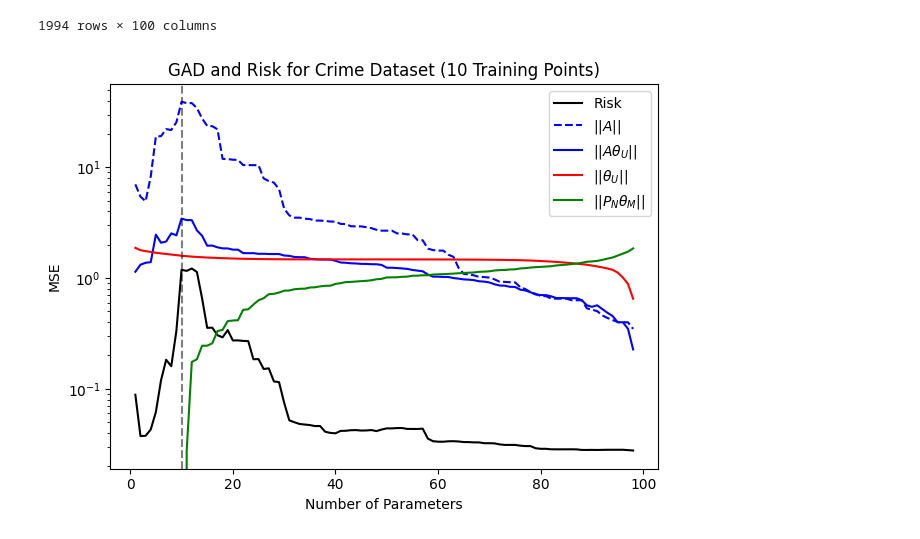
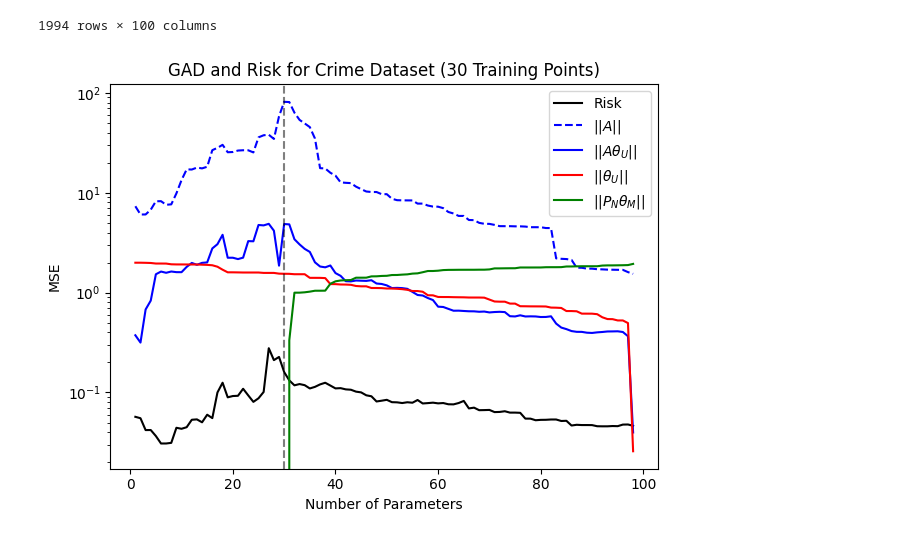
Before and after one commit to quinn-oveson/GAD, a Jupyter notebook: communities_and_crime.ipynb, the cells around one changed output. Cells and saved outputs as stored; diff of their text form; code cells hidden in the pictures.

```diff
--- a/communities_and_crime.ipynb
+++ b/communities_and_crime.ipynb
@@ -45,10 +48,21 @@ n, m = np.shape(X_clean)
 idx = np.random.permutation(n)
 X_clean = X_clean[idx]
 y_clean = y_clean[idx]
+# for random order:
+ordering = 0
 col_idx = np.random.permutation(m)
-theta_full = np.linalg.lstsq(X_clean, y_clean, rcond=None)[0]
-col_idx = np.argsort(theta_full.flatten())
 X_clean = X_clean[:, col_idx]
+
+# for ordering by weight in theta_full
+# ordering = 1
+# theta_full = np.linalg.lstsq(X_clean, y_clean, rcond=None)[0]
+# col_idx = np.argsort(theta_full.flatten())
+# X_clean = X_clean[:, col_idx]
+
+# for ordering by QR decomp of X_clean (M)
+# ordering = 2
+# _, R, P = qr(X_clean, pivoting=True)
+# X_clean = X_clean[:, P]
 # %%
 # tracking stuff
 error = np.zeros(m)
@@ -60,9 +74,10 @@ norm_A_theta_u = np.zeros(m - 1)
 norm_pinv_MTM = np.zeros(m - 1)
 first_spectral_val = np.zeros(m - 1)
 second_spectral_val = np.zeros(m - 1)
+independence = np.zeros(m - 1)
 
 risk = np.zeros(m - 1)
-N = 10
+N = 30
 # calculating theta_full with all the data so it's closer to the true value
 theta_full = np.linalg.lstsq(X_clean, y_clean, rcond=None)[0]
 for i in range(1, m):
@@ -99,21 +114,31 @@ for i in range(1, m):
     first_spectral_val[i - 1] = s[0]
     if i > 1:
         second_spectral_val[i - 1] = s[1]
+    if i < m:
+        new_col = X_clean[:N, i:i+1]
+        projection = M_TM @ np.linalg.pinv(M_TM) @ new_col
+        residual = new_col - projection
+        independence[i - 1] = np.linalg.norm(residual) / np.linalg.norm(new_col)
 # %%
 plt.semilogy(np.arange(1, m), risk, label='Risk', color="black")
 # plt.semilogy(np.arange(1, m), error[1:], label="In-Sample Error")
 plt.semilogy(np.arange(1, m), norm_A[1:], label=r"$|| A ||$", color="blue", linestyle='--')
 plt.semilogy(np.arange(1, m), norm_A_theta_u, label=r"$|| A \theta_U||$", color="blue")
 plt.semilogy(np.arange(1, m), norm_theta_U[1:], label=r"$||\theta_U||$", color="red")
 plt.semilogy(np.arange(1, m), norm_PN_theta[1:], label=r"||$P_N \theta_M$||", color="green")
 
 plt.title(f"GAD and Risk for Crime Dataset ({N} Training Points)")
 plt.xlabel("Number of Parameters")
 plt.ylabel("MSE")
 plt.axvline([N], color='black', linestyle='--', alpha=0.5)
 plt.legend()
 plt.tight_layout()
-plt.savefig(f'./plots/ordered_gad183_{N}points.jpg')
+if ordering == 0:
+    plt.savefig(f'./plots/gad183_{N}points.jpg')
+if ordering == 1:
+    plt.savefig(f'./plots/ordered_gad183_{N}points.jpg')
+if ordering == 2:
+    plt.savefig(f'./plots/qr_ordered_gad183_{N}points.jpg')
 plt.show()
 # %% [output]
-[figure, old version]
+[figure, new version]
```
Also changed, not shown: parts of 12 cells of this notebook, 20 other files.
